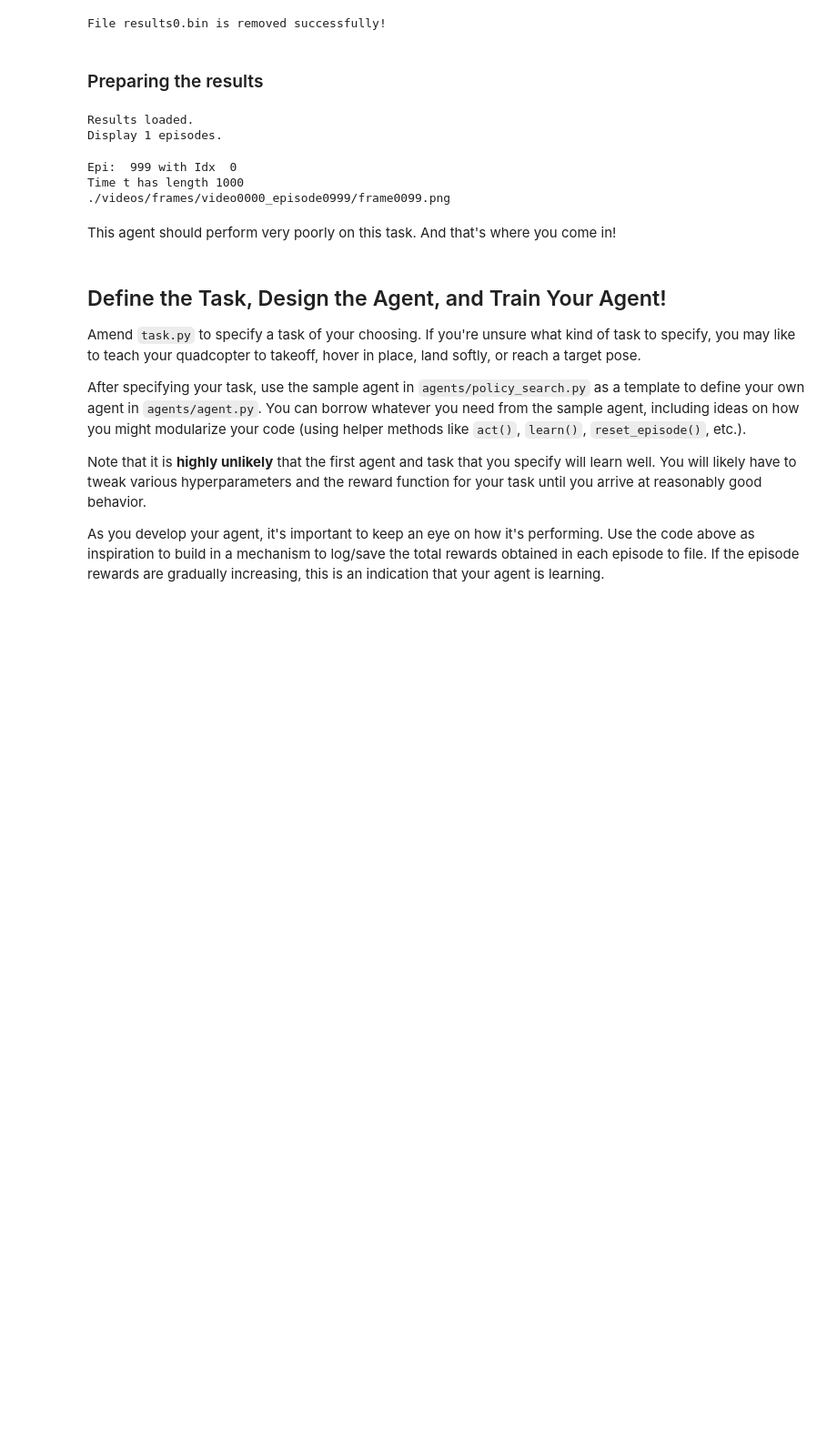
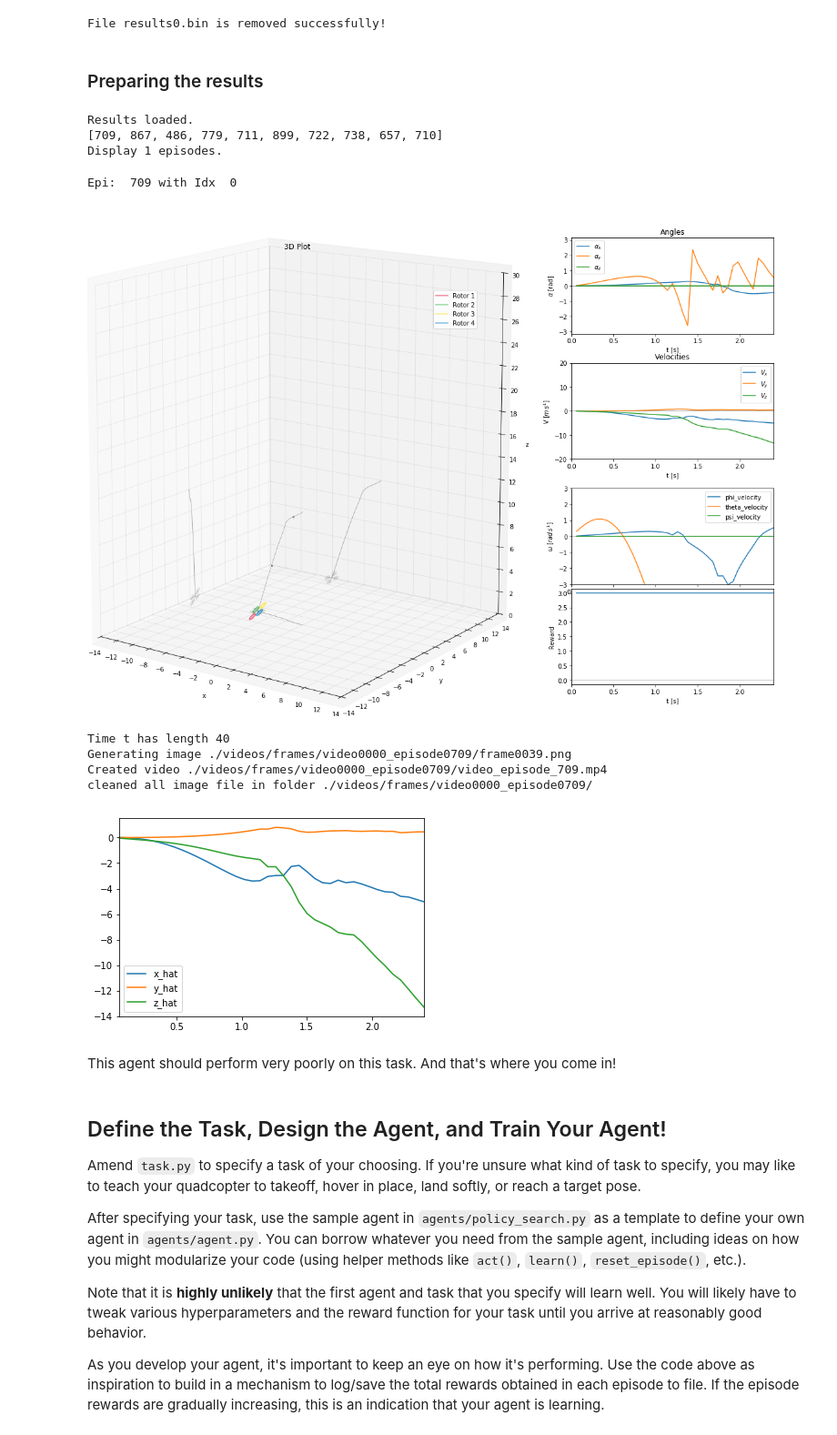
Before and after one commit to yingding/RL-Quadcopter-2, a Jupyter notebook: Quadcopter_Project.ipynb, the cells around one changed output. Shown: that part at 91% size. Drawn from its saved outputs; the diff is of its cells as text; code cells hidden in the pictures; blank space fills up the shorter version.

```diff
--- a/Quadcopter_Project.ipynb
+++ b/Quadcopter_Project.ipynb
@@ -244,42 +270,62 @@ import pickle
 
 # Load results file.
 with open('results0.bin', 'rb') as pickleFile:
-    results = pickle.load(pickleFile)
+    resultsAll = pickle.load(pickleFile)
 print("Results loaded.")
 
 exportPath = './videos/frames/'
 
 # Sort wrt episode reward.
-episodeRewards = [np.sum(r['reward']) for r in results]
-resultIndices = np.argsort(episodeRewards)
+episodeRewards = [np.sum(r['reward']) for r in resultsAll]
+incremented_resultIndices = np.argsort(episodeRewards)
+
+resultIndices = list(reversed(incremented_resultIndices))
+print(resultIndices[0:10])
 
 # Pick every 100th.
 # resultIndices = list(reversed(resultIndices))[0:10]
-resultIndices = list(reversed(resultIndices))[0:1]
+resultIndices = resultIndices[0:1]
+
 
 print("Display {} episodes.".format(len(resultIndices)))
 # %% [output]
 Results loaded.
+[709, 867, 486, 779, 711, 899, 722, 738, 657, 710]
 Display 1 episodes.
 # %%
 import Nice_plot as plot
 # Walk through picked episodes.
-for iE, e in enumerate(resultIndices):
-    episodePath = 'video{:04}_episode{:04}/'.format(iE, e)
-    fullPath = exportPath + episodePath
-    # Walk through all frames and plot.
-    if not os.path.exists(fullPath):
-        os.makedirs(fullPath)
-    # print for every episode
-    print("Epi: {0:4d} with Idx {1:2d}".format(e, iE))
-    # plot.plot(results[e], fancy=False)
 
-    plot.generate_video_for_one_episode(
-        e, results[e], fancy=False, plotDims=[22, 48], skipRate=10, dirpath=fullPath)
+def displayResults(resultIndices, isGenerateVideo=False):
+    for iE, e in enumerate(resultIndices):
+        episodePath = 'video{:04}_episode{:04}/'.format(iE, e)
+        fullPath = exportPath + episodePath
+        # Walk through all frames and plot.
+        if not os.path.exists(fullPath):
+            os.makedirs(fullPath)
+        # print for every episode
+        print("Epi: {0:4d} with Idx {1:2d}".format(e, iE))
+        plot.plot(resultsAll[e], fancy=False)
+
+        # plot velocity
+        plot_velocity(resultsAll[e])
+
+        if isGenerateVideo:
+            plot.generate_video_for_one_episode(
+                e, resultsAll[e], fancy=False, plotDims=[22, 48],
+                skipRate=1, dirpath=fullPath)
+
+displayResults(resultIndices, True)
+#safe close all.
+plt.close("All")
 # %% [output]
-Epi:  999 with Idx  0
-Time t has length 1000
-./videos/frames/video0000_episode0999/frame0099.png
+Epi:  709 with Idx  0
+[figure, added]
+Time t has length 40
+Generating image ./videos/frames/video0000_episode0709/frame0039.png
+Created video ./videos/frames/video0000_episode0709/video_episode_709.mp4
+cleaned all image file in folder ./videos/frames/video0000_episode0709/
+[figure, added]
 # %% [markdown]
 This agent should perform very poorly on this task.  And that's where you come in!
 # %% [markdown]
```
Also changed, not shown: parts of 8 cells of this notebook, 1 other file.
